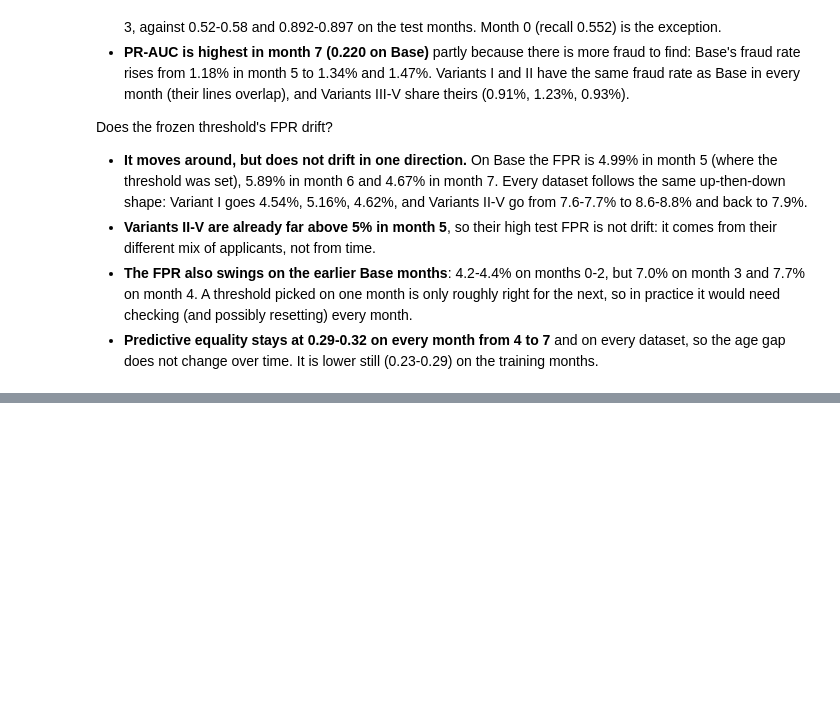
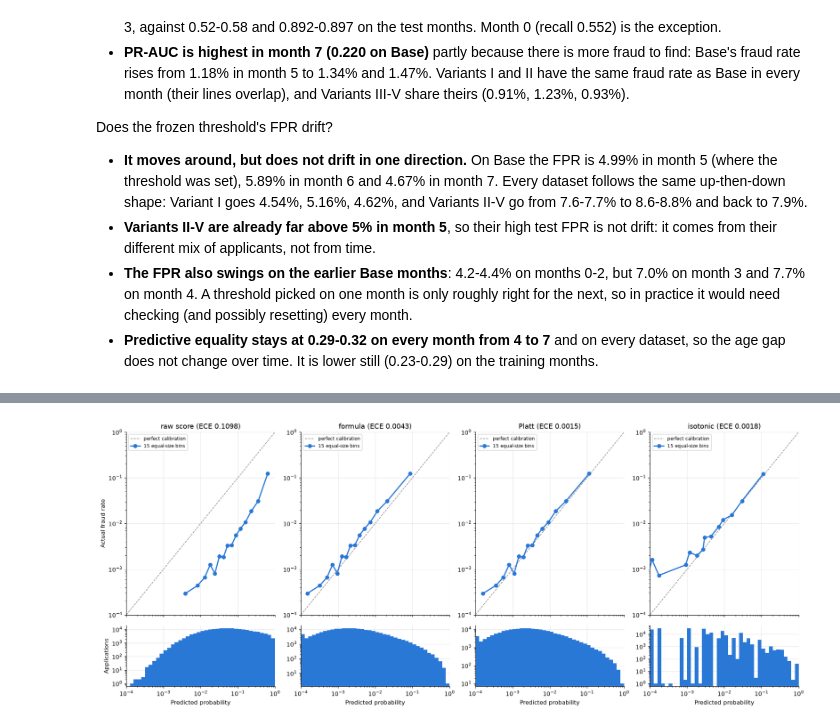
Before and after one commit to ErinaTjin/bt4012_grp10, a Jupyter notebook: notebooks/04_evaluation.ipynb, the cells around one changed output, grey strips where cells are left out. Drawn from its saved outputs; the diff is of its cells as text; code cells hidden in the pictures; blank space fills up the shorter version.

```diff
--- a/notebooks/04_evaluation.ipynb
+++ b/notebooks/04_evaluation.ipynb
@@ -791,0 +982,16 @@ Does the frozen threshold's FPR drift?
+# %%
+rows = []
+for seed in SEEDS:
+    s = base_test[f'score_seed{seed}'].to_numpy()
+    raw_auc = roc_auc_score(y_base_test, s)
+    for method in CALIBRATION_METHODS[1:]:
+        p = calibrators[(method, seed)](s)
+        rows.append({'method': method, 'seed': seed, 'ROC-AUC change': roc_auc_score(y_base_test, p) - raw_auc,
+                     'distinct values': len(np.unique(p)), 'distinct raw scores': len(np.unique(s))})
+ranking_check = pd.DataFrame(rows).groupby('method', sort=False).agg(
+    largest_ROC_AUC_change=('ROC-AUC change', lambda x: x.abs().max()),
+    mean_ROC_AUC_change=('ROC-AUC change', 'mean'),
+    distinct_values=('distinct values', 'mean'),
+    distinct_raw_scores=('distinct raw scores', 'mean'),
+)
+ranking_check
@@ -791,0 +1007,33 @@ Does the frozen threshold's FPR drift?
+# %%
+def reliability_points(y_true, p, n_bins=N_BINS):
+    """Mean probability and actual fraud rate in each equal-size bin."""
+    bins = equal_count_bins(p, n_bins)
+    counts = np.bincount(bins, minlength=n_bins)
+    return np.bincount(bins, weights=p, minlength=n_bins) / counts, np.bincount(bins, weights=y_true, minlength=n_bins) / counts
+
+
+fig, axes = plt.subplots(2, 4, figsize=(17, 7), gridspec_kw={'height_ratios': [3, 1]}, sharex='col')
+for col, method in enumerate(CALIBRATION_METHODS):
+    p = base_test_probabilities[method][0]
+    predicted, observed = reliability_points(y_base_test, p)
+    shown = (predicted > 0) & (observed > 0)   # a log axis can't show 0
+    ax = axes[0, col]
+    ax.plot([1e-4, 1], [1e-4, 1], color=GREY, linestyle='--', linewidth=1, label='perfect calibration')
+    ax.plot(predicted[shown], observed[shown], color=BLUE, marker='o', linewidth=2, label='15 equal-size bins')
+    ax.set_xscale('log')
+    ax.set_yscale('log')
+    ax.set_xlim(1e-4, 1)
+    ax.set_ylim(1e-4, 1)
+    ax.set_title(f'{method} (ECE {calibration_table.loc[("base", method), "ECE"]:.4f})')
+    ax.legend(loc='upper left', fontsize=8)
+
+    ax = axes[1, col]
+    ax.hist(np.clip(p, 1e-4, 1), bins=np.logspace(-4, 0, 41), color=BLUE)
+    ax.set_yscale('log')
+    ax.set_xlabel('Predicted probability')
+axes[0, 0].set_ylabel('Actual fraud rate')
+axes[1, 0].set_ylabel('Applications')
+plt.tight_layout()
+plt.show()
+# %% [output]
+[figure, added]
```
Also changed, not shown: parts of 52 cells of this notebook.
